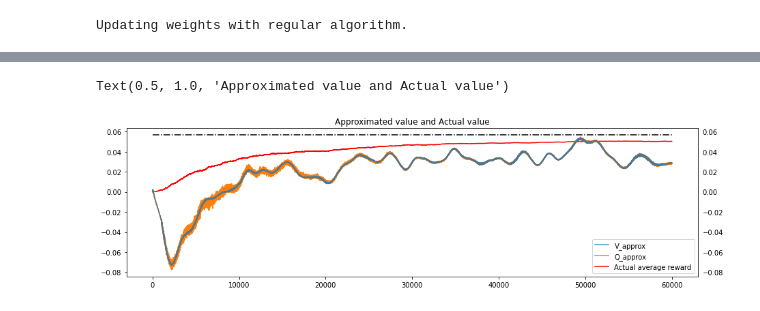
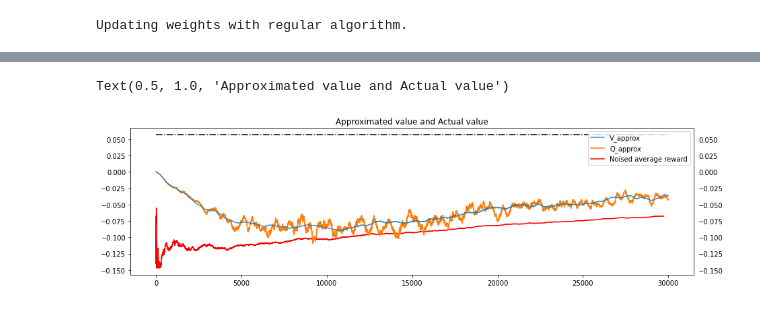
Before and after one commit to realwenlongwang/contexutal-bandits-with-peer-prediction-for-decision-making, a Jupyter notebook: Deterministic_Gradient_Bandit_with_Continous_Action_Space.ipynb, the cells around one changed output, grey strips where cells are left out. Cells and saved outputs as stored; diff of their text form; code cells hidden in the pictures.

```diff
--- a/Deterministic_Gradient_Bandit_with_Continous_Action_Space.ipynb
+++ b/Deterministic_Gradient_Bandit_with_Continous_Action_Space.ipynb
@@ -94,19 +13,19 @@ bucket_colour_to_num = {'red_bucket': 0, 'blue_bucket': 1}
 # %%
-learning_rate_theta = 0.0003 * 10
-decay_rate = 0.001
-learning_rate_wq = 0.001
-experience_size = 512
-batch_size = 512
-training_episodes = 6000 * 10
+learning_rate_theta = 0.0003
+decay_rate = 0 #0.001
+learning_rate_wq = 0.0003
+memory_size = 256
+batch_size = 256
+training_episodes = 6000 * 5
 beta1 = 0.9
 beta2 = 0.9999
 # Algorithm: adam, momentum, regular
 algorithm = 'regular'
 
 
-agent = DeterministicGradientAgent(feature_shape=[1, 3], learning_rate_theta=learning_rate_theta, learning_rate_wq=learning_rate_wq, experience_size= experience_size, batch_size=batch_size ,beta1=beta1, beta2=beta2)
+agent = DeterministicGradientAgent(feature_shape=[1, 3], learning_rate_theta=learning_rate_theta, learning_rate_wq=learning_rate_wq, memory_size= memory_size, batch_size=batch_size ,beta1=beta1, beta2=beta2)
 
-explorer = Explorer(feature_shape=[1, 3], learning= True, init_learning_rate=0.003)
+explorer = Explorer(feature_shape=[1, 3], learning= False, init_learning_rate=0.003)
 
 qv_history = []
 
@@ -196,20 +115,20 @@ for t in tnrange(training_episodes):
     if signal == 'red':
         r_ball_pred_history_list.append(noised_report[0])
         r_ball_mean_history_list.append(mean)
-        grad_r_ball_mean_history_list.append(grad_mean[0])
-        ##########
-        grad_r_ball_v_mean_history_list.append(v_dw_mean_corrected[0])
-        grad_r_ball_adam_mean_history_list.append(s_dw_mean_corrected[0])
-
-
-
     else:
         b_ball_pred_history_list.append(noised_report[0])
         b_ball_mean_history_list.append(mean)
-        grad_b_ball_mean_history_list.append(grad_mean[0])
-        #########
-        grad_b_ball_v_mean_history_list.append(v_dw_mean_corrected[0])
-        grad_b_ball_adam_mean_history_list.append(s_dw_mean_corrected[0])
+
+
+    grad_r_ball_mean_history_list.append(grad_mean[0, 0])
+    ##########
+    grad_r_ball_v_mean_history_list.append(v_dw_mean_corrected[0, 0])
+    grad_r_ball_adam_mean_history_list.append(s_dw_mean_corrected[0, 0])
+
+    grad_b_ball_mean_history_list.append(grad_mean[0, 1])
+    #########
+    grad_b_ball_v_mean_history_list.append(v_dw_mean_corrected[0, 1])
+    grad_b_ball_adam_mean_history_list.append(s_dw_mean_corrected[0, 1])
 # %% [output]
 Updating weights with regular algorithm.
 # %%
@@ -258,18 +175,18 @@ Text(0.5, 0.98, 'Actual Rewards and Average')
 # %%
 fig = plt.figure(figsize=(15, 4))
 plt.plot(qv_array[:, 0], zorder = -99, label = 'V_approx', alpha=0.8)
 plt.plot(qv_array[:, 1], zorder= -100, label = 'Q_approx')
 [ax] = fig.axes
 ax.tick_params(labelright=True)
-plt.plot(reward_history[1:, 3], 'r', zorder= -101, label = 'Actual average reward' )
+plt.plot(not_outlier(reward_history[:, 1]), 'r', zorder= -101, label = 'Noised average reward' )
 plt.hlines(y=theoretical_best, xmin=0, xmax=reward_history.shape[0] , colors='black', linestyles='dashdot')
 # plt.hlines(y=np.log(2), xmin=0, xmax=reward_history.shape[0], colors='black', linestyles='dashdot')
 # plt.hlines(y=0.0, xmin=0, xmax=reward_history.shape[0] , colors='black', linestyles='dashdot')
 plt.legend()
 plt.title('Approximated value and Actual value')
 # %% [output]
 Text(0.5, 1.0, 'Approximated value and Actual value')
-[figure, old version]
+[figure, new version]
 # %%
 print(len(r_ball_pred_history_list))
 fig = plt.figure(figsize=(15, 4))
```
Also changed, not shown: parts of 21 cells of this notebook, 5 other files.
